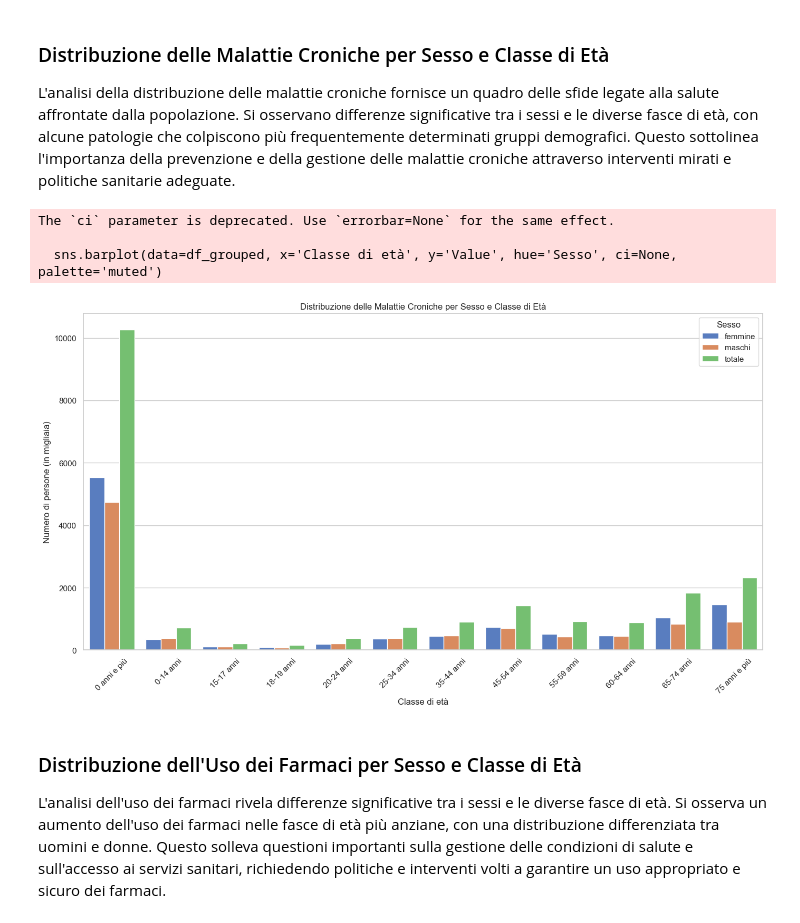
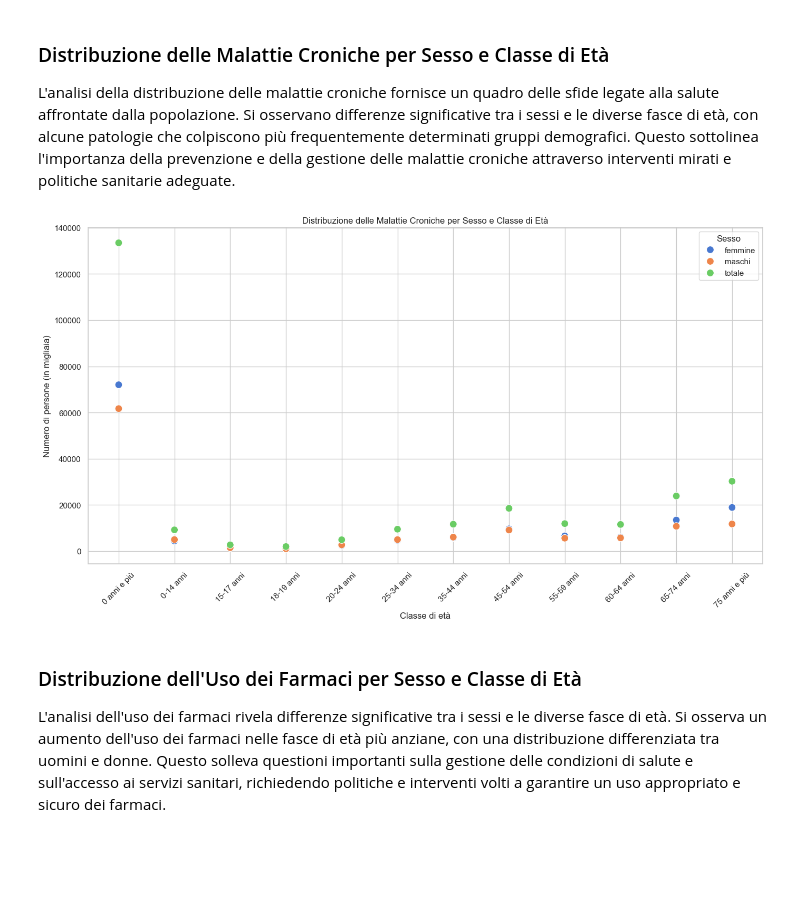
Before and after one commit to Umberto194/analisi-salute-alimentazione-2024, a Jupyter notebook: analisys.ipynb, the cells around one changed output. Drawn from its saved outputs; the diff is of its cells as text; code cells hidden in the pictures; blank space fills up the shorter version.

```diff
--- a/analisys.ipynb
+++ b/analisys.ipynb
@@ -124,29 +122,3 @@ The `ci` parameter is deprecated. Use `errorbar=None` for the same effect.
 # %% [markdown]
 ### Consumo di Salumi, Carni, Uova e Pesce per Età e Sesso (2022 vs 2023)
 L'analisi del consumo di alimenti come salumi, carni, uova e pesce rivela variazioni significative tra i due anni considerati. Si osservano cambiamenti nei modelli di consumo alimentare, con possibili implicazioni sulla salute e sulle abitudini alimentari della popolazione. È importante approfondire la comprensione di questi cambiamenti per sviluppare strategie efficaci di promozione della salute e di prevenzione delle malattie.
-# %%
-# Display the first few rows of the dataframe to understand its structure
-df_salumi.head()
-
-# Filtering data for years 2022 and 2023
-df_salumi_filtered = df_salumi[df_salumi['TIME'].isin([2022, 2023])]
-
-# Setting up the plotting style
-sns.set(style="whitegrid")
-
-# Creating the bar plot
-plt.figure(figsize=(14, 8))
-sns.barplot(data=df_salumi_filtered, x='Classe di età', y='Value', hue='Sesso', ci=None, palette='muted')
-
-# Adding title and labels
-plt.xlabel('Classe di età')
-plt.ylabel('Percentuale di consumo')
-plt.title('Percentuale di consumo di salumi, carni, uova e pesce per classe di età e sesso (2022 vs 2023)')
-plt.legend(title='Sesso')
-
-# Rotating x labels for better readability
-plt.xticks(rotation=45)
-
-# Display the plot
-plt.tight_layout()
-plt.show()
@@ -161,32 +153,25 @@ L'analisi della distribuzione delle malattie croniche fornisce un quadro delle s
 # %%
 # Display the first few rows of the dataframe to understand its structure
 df_stato_salute.head()
 
-# Grouping data by type of data, gender, and age group
-df_grouped = df_stato_salute.groupby(['Tipo dato', 'Sesso', 'Classe di età'])['Value'].sum().reset_index()
+# Raggruppare i dati per sesso e classe di età
+df_grouped = df_stato_salute.groupby(['Sesso', 'Classe di età'])['Value'].sum().reset_index()
 
-# Setting up the plotting style
+# Impostare lo stile del grafico
 sns.set(style="whitegrid")
 
-# Creating the bar plot
+# Creazione del grafico a dispersione
 plt.figure(figsize=(14, 8))
-sns.barplot(data=df_grouped, x='Classe di età', y='Value', hue='Sesso', ci=None, palette='muted')
-
-# Adding title and labels
+sns.scatterplot(data=df_grouped, x='Classe di età', y='Value', hue='Sesso', palette='muted', s=100)
 plt.title('Distribuzione delle Malattie Croniche per Sesso e Classe di Età')
 plt.xlabel('Classe di età')
 plt.ylabel('Numero di persone (in migliaia)')
 plt.legend(title='Sesso')
-
-# Display the plot
 plt.xticks(rotation=45)
 plt.tight_layout()
 plt.show()
 # %% [output]
-The `ci` parameter is deprecated. Use `errorbar=None` for the same effect.
-
-  sns.barplot(data=df_grouped, x='Classe di età', y='Value', hue='Sesso', ci=None, palette='muted')
-[figure, old version]
+[figure, new version]
 # %% [markdown]
 ### Distribuzione dell'Uso dei Farmaci per Sesso e Classe di Età
 L'analisi dell'uso dei farmaci rivela differenze significative tra i sessi e le diverse fasce di età. Si osserva un aumento dell'uso dei farmaci nelle fasce di età più anziane, con una distribuzione differenziata tra uomini e donne. Questo solleva questioni importanti sulla gestione delle condizioni di salute e sull'accesso ai servizi sanitari, richiedendo politiche e interventi volti a garantire un uso appropriato e sicuro dei farmaci.
```
Also changed, not shown: parts of 10 cells of this notebook.
